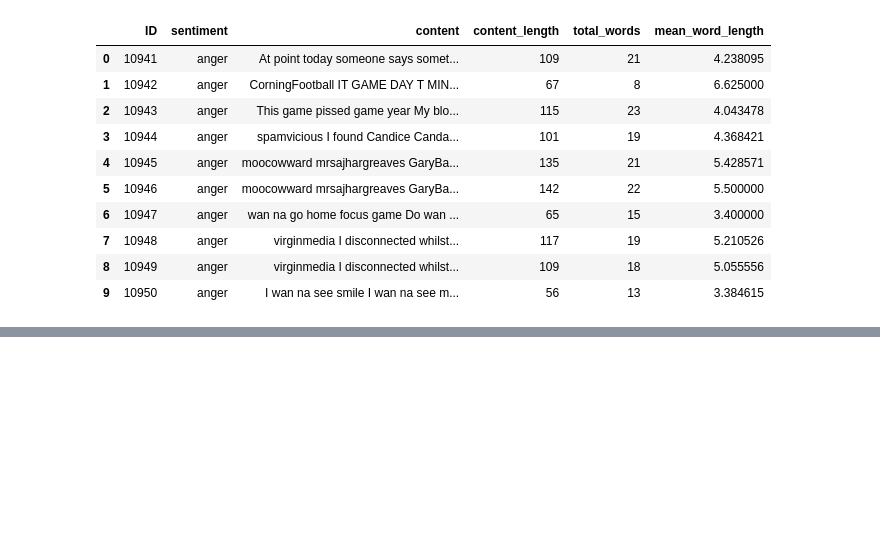
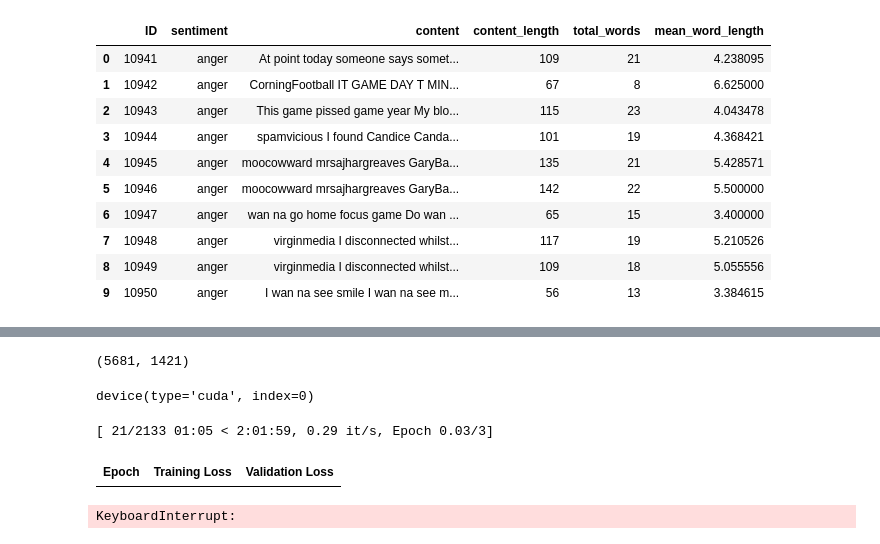
Before and after one commit to wllchrst/nlp-stuff, a Jupyter notebook: isear_analysis/experimentation/isear_dataset_experimentation.ipynb, the cells around one changed output, grey strips where cells are left out. Saved outputs shown, nothing was run; the diff lists cells and outputs as text; code cells hidden in the pictures; blank space fills up the shorter version.

```diff
--- a/isear_analysis/experimentation/isear_dataset_experimentation.ipynb
+++ b/isear_analysis/experimentation/isear_dataset_experimentation.ipynb
@@ -156,0 +201,5 @@ for category in categories:
+# %%
+def tokenize_words(data):
+  return tokenizer(data['content'], truncation=True, padding="max_length")
+
+tokenized_datasets = dataset.map(tokenize_words, batched=True)
@@ -156,0 +226,42 @@ for category in categories:
+# %%
+split_dataset = tokenized_datasets.train_test_split(test_size=0.2)
+
+train_dataset = split_dataset['train']
+test_dataset = split_dataset['test']
+# %%
+len(train_dataset), len(test_dataset)
+# %% [output]
+(5681, 1421)
+# %%
+training_arguments = TrainingArguments(
+  output_dir="./emotion_model",
+  evaluation_strategy="epoch",
+  save_strategy="epoch",
+  learning_rate=2e-5,
+  per_device_train_batch_size=8,
+  per_device_eval_batch_size=8,
+  num_train_epochs=3,
+  weight_decay=0.01,
+  fp16=True,
+)
+# %%
+data_collator = DataCollatorWithPadding(tokenizer=tokenizer)
+
+trainer = Trainer(
+  model=model,
+  args=training_arguments,
+  train_dataset=train_dataset,
+  eval_dataset=test_dataset,
+  tokenizer=tokenizer,
+  data_collator=data_collator
+)
+# %%
+trainer.model.device
+# %% [output]
+device(type='cuda', index=0)
+# %%
+trainer.train()
+# %% [output]
+[ 21/2133 01:05 < 2:01:59, 0.29 it/s, Epoch 0.03/3]
+| Epoch | Training Loss | Validation Loss |
+KeyboardInterrupt:
```
Also changed, not shown: parts of 23 cells of this notebook.
